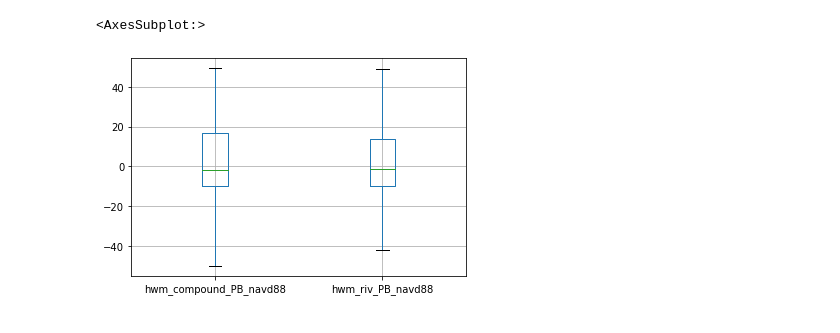
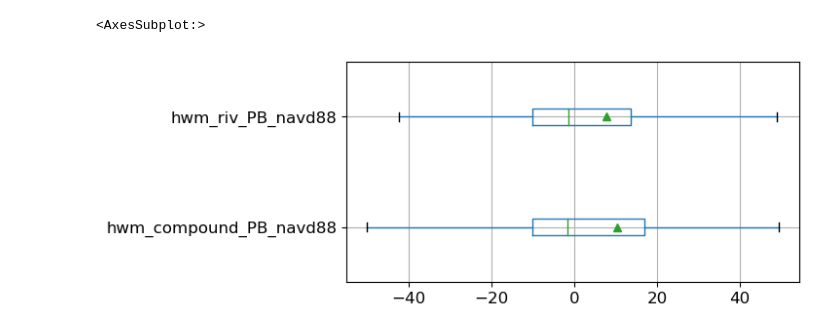
Before and after one commit to ankitghanghas/flood_are_here_si_2022, a Jupyter notebook: join_for_validation.ipynb, the cells around one changed output. Drawn from its saved outputs; the diff is of its cells as text; code cells hidden in the pictures.

```diff
--- a/join_for_validation.ipynb
+++ b/join_for_validation.ipynb
@@ -117,15 +120,19 @@ array([[<AxesSubplot:title={'center':'hwm_compound_PB_navd88'}>]],
 # %%
 val_riv.boxplot(
     column = [
         'hwm_compound_PB_navd88',
         'hwm_riv_PB_navd88',
         # 'hwm_surge_PB_navd88'
     ],
-    showfliers = False
+    showmeans = True,
+    showfliers = False,
+    vert = False,
+    fontsize = 12,
+    figsize=(6,3)
     )
 # %% [output]
 <AxesSubplot:>
-[figure, old version]
+[figure, new version]
 # %%
 val_surge.hist(
     column = [
```
Also changed, not shown: parts of 6 cells of this notebook.
